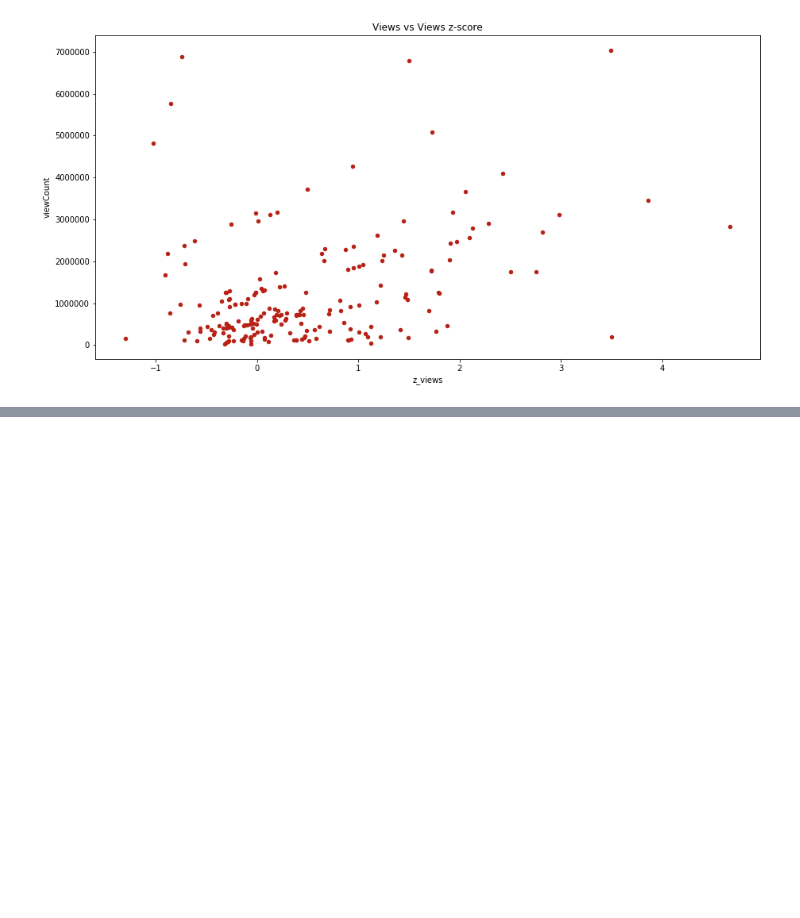
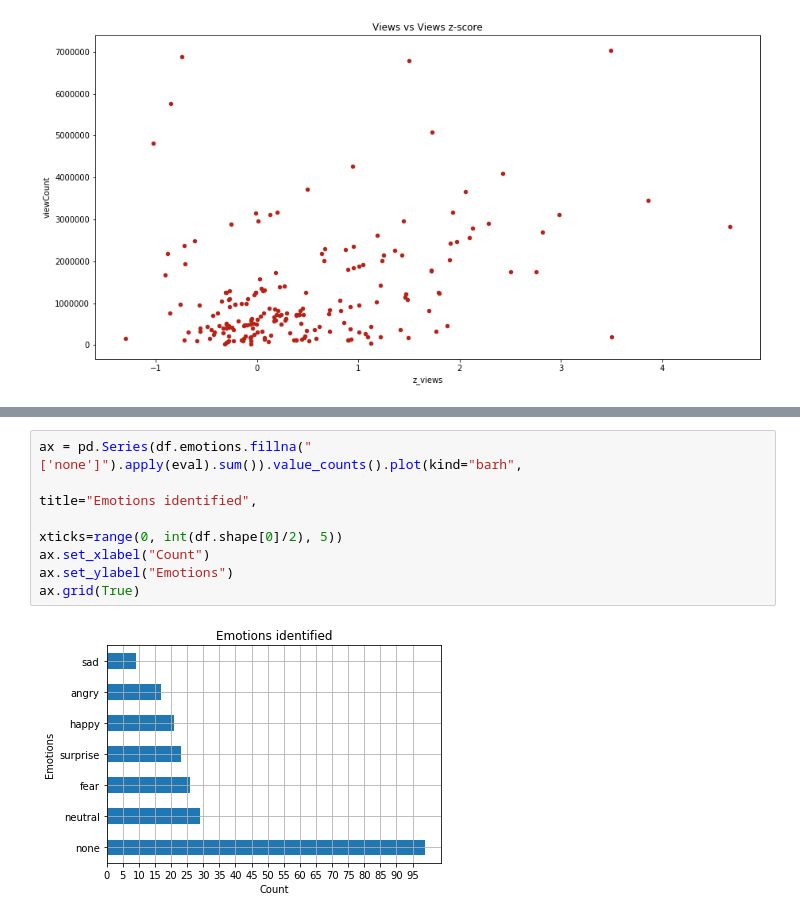
Before and after one commit to codencoding/Red-Means-Go, a Jupyter notebook: notebooks/reports/metadata_eda_coden.ipynb, the cells around one changed output, grey strips where cells are left out. Saved outputs shown, nothing was run; the diff lists cells and outputs as text; blank space fills up the shorter version.

```diff
--- a/notebooks/reports/metadata_eda_coden.ipynb
+++ b/notebooks/reports/metadata_eda_coden.ipynb
@@ -43,0 +67,9 @@ for stat in z_stats:
+# %%
+ax = pd.Series(df.emotions.fillna("['none']").apply(eval).sum()).value_counts().plot(kind="barh",
+                                                                                     title="Emotions identified",
+                                                                                     xticks=range(0, int(df.shape[0]/2), 5))
+ax.set_xlabel("Count")
+ax.set_ylabel("Emotions")
+ax.grid(True)
+# %% [output]
+[figure, added]
```
Also changed, not shown: parts of 14 cells of this notebook.
